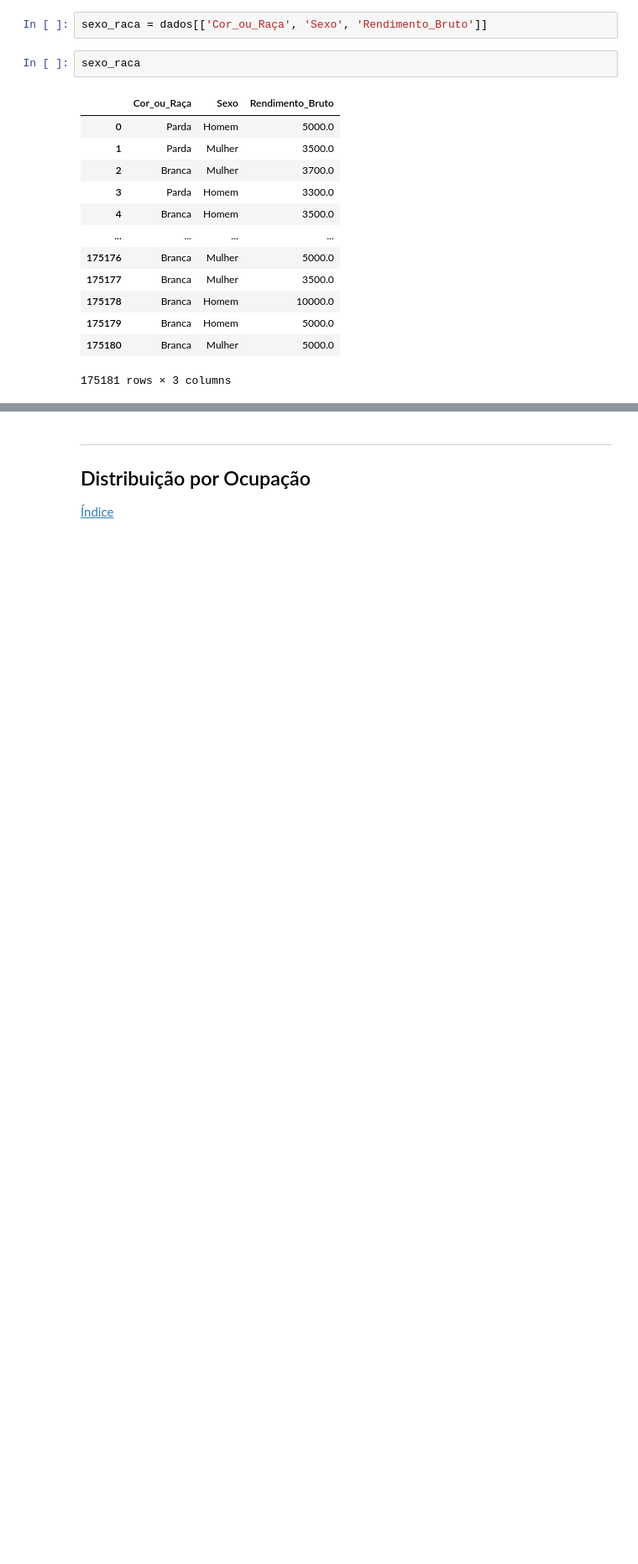
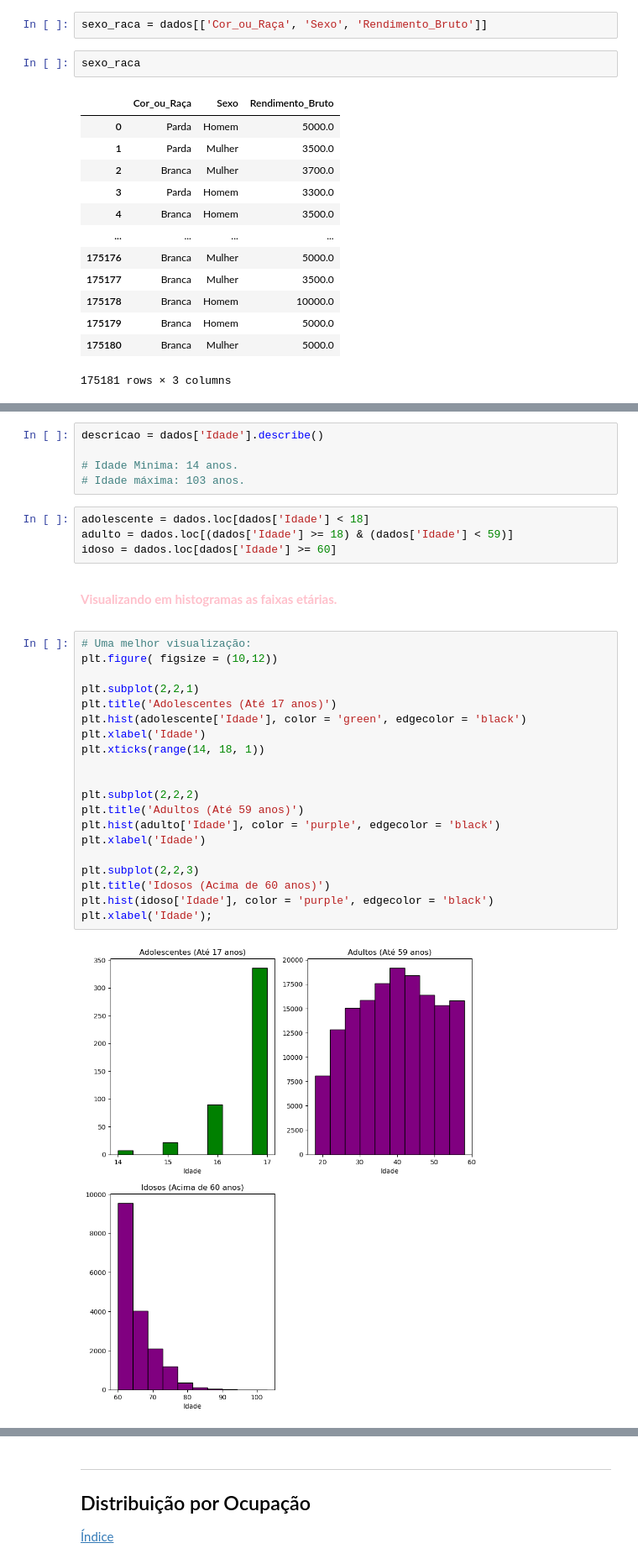
Before and after one commit to jlbrasileiro/Projeto-3---Ci-ncia-dos-Dados---2024.2, a Jupyter notebook: analise_exploratoria.ipynb, the cells around one changed output, grey strips where cells are left out. Shown: that part at 84% size. Drawn from its saved outputs; the diff is of its cells as text; blank space fills up the shorter version.

Commit message:
idade

```diff
--- a/analise_exploratoria.ipynb
+++ b/analise_exploratoria.ipynb
@@ -210,0 +213,33 @@ ___
+# %%
+descricao = dados['Idade'].describe()
+
+# Idade Minima: 14 anos.
+# Idade máxima: 103 anos.
+# %%
+adolescente = dados.loc[dados['Idade'] < 18]
+adulto = dados.loc[(dados['Idade'] >= 18) & (dados['Idade'] < 59)]
+idoso = dados.loc[dados['Idade'] >= 60]
+# %% [markdown]
+**<p style = 'color: pink'> Visualizando em histogramas as faixas etárias.**
+# %%
+# Uma melhor visualização:
+plt.figure( figsize = (10,12))
+
+plt.subplot(2,2,1)
+plt.title('Adolescentes (Até 17 anos)')
+plt.hist(adolescente['Idade'], color = 'green', edgecolor = 'black')
+plt.xlabel('Idade')
+plt.xticks(range(14, 18, 1))
+
+
+plt.subplot(2,2,2)
+plt.title('Adultos (Até 59 anos)')
+plt.hist(adulto['Idade'], color = 'purple', edgecolor = 'black')
+plt.xlabel('Idade')
+
+plt.subplot(2,2,3)
+plt.title('Idosos (Acima de 60 anos)')
+plt.hist(idoso['Idade'], color = 'purple', edgecolor = 'black')
+plt.xlabel('Idade');
+# %% [output]
+[figure, added]
```
Also changed, not shown: parts of 5 cells of this notebook, 1 other file.
